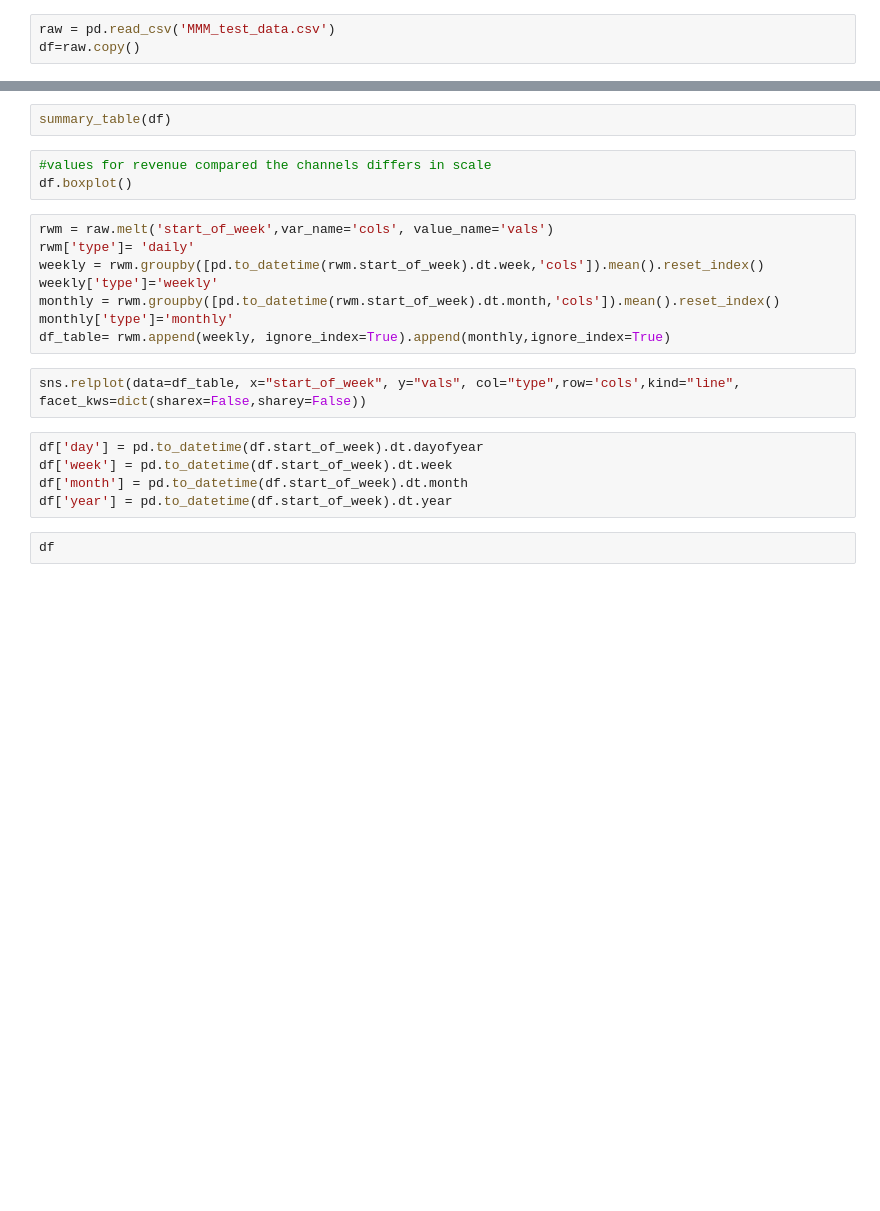
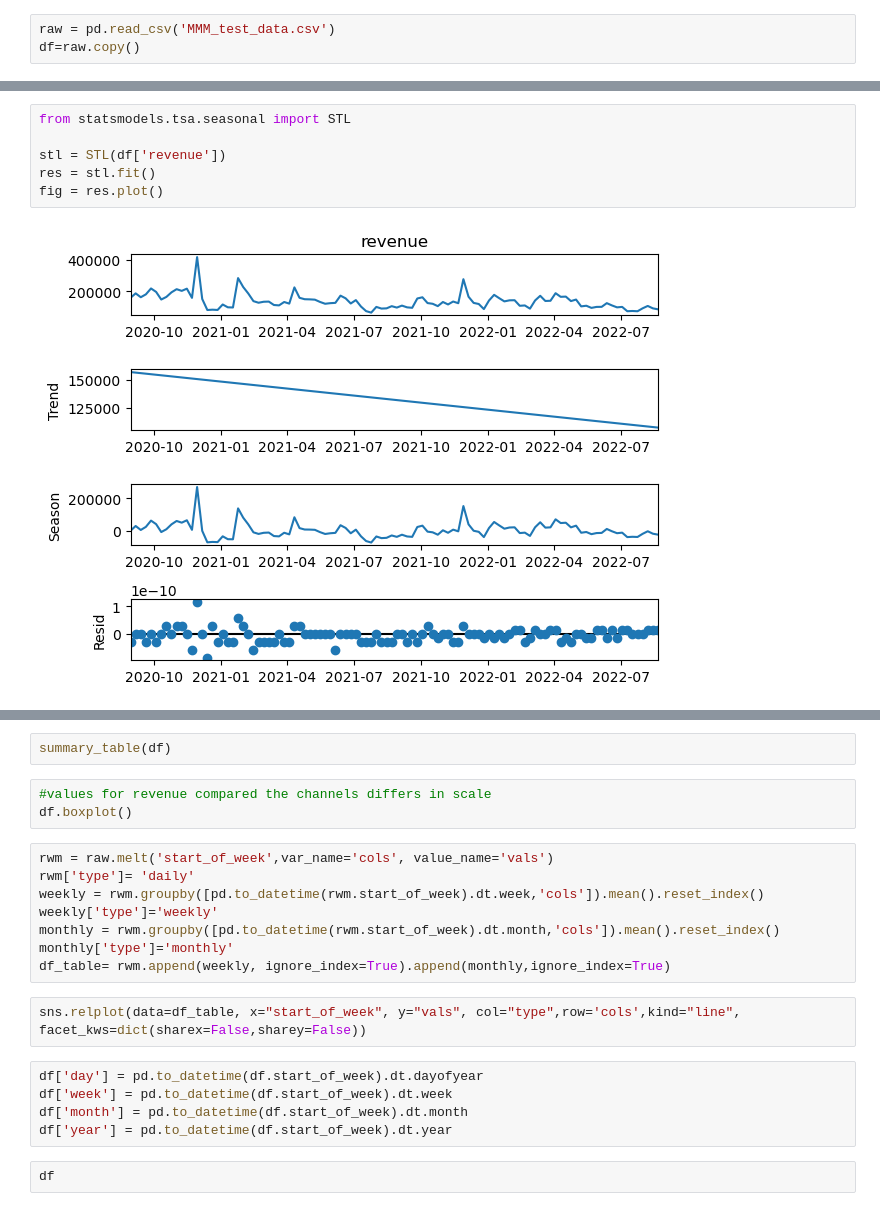
Before and after one commit to alpertaskiran/bayesian_mmm, a Jupyter notebook: eda.ipynb, the cells around one changed output, grey strips where cells are left out. Saved outputs shown, nothing was run; the diff lists cells and outputs as text; blank space fills up the shorter version.

```diff
--- a/eda.ipynb
+++ b/eda.ipynb
@@ -20,0 +67,8 @@ df['start_of_week'] = pd.to_datetime(df['start_of_week'])
+# %%
+from statsmodels.tsa.seasonal import STL
+
+stl = STL(df['revenue'])
+res = stl.fit()
+fig = res.plot()
+# %% [output]
+[figure, added]
```
Also changed, not shown: parts of 13 cells of this notebook, 2 other files.
